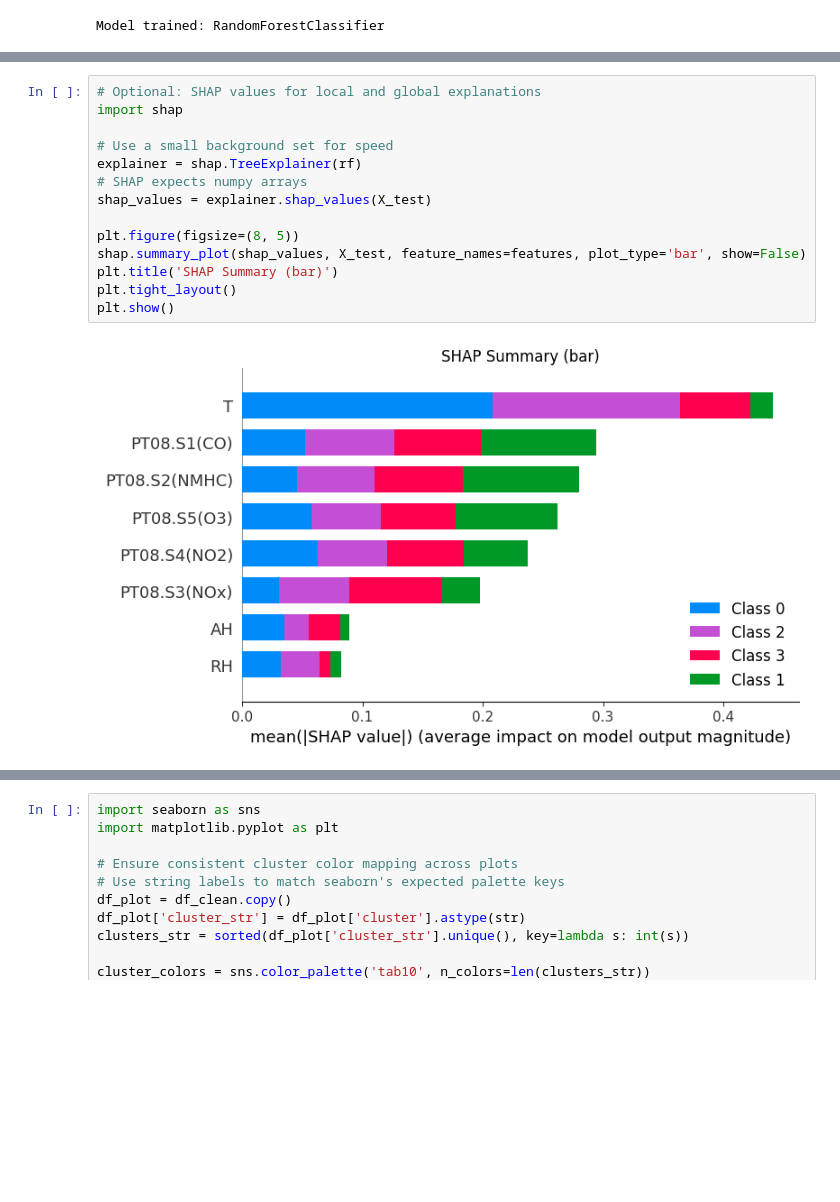
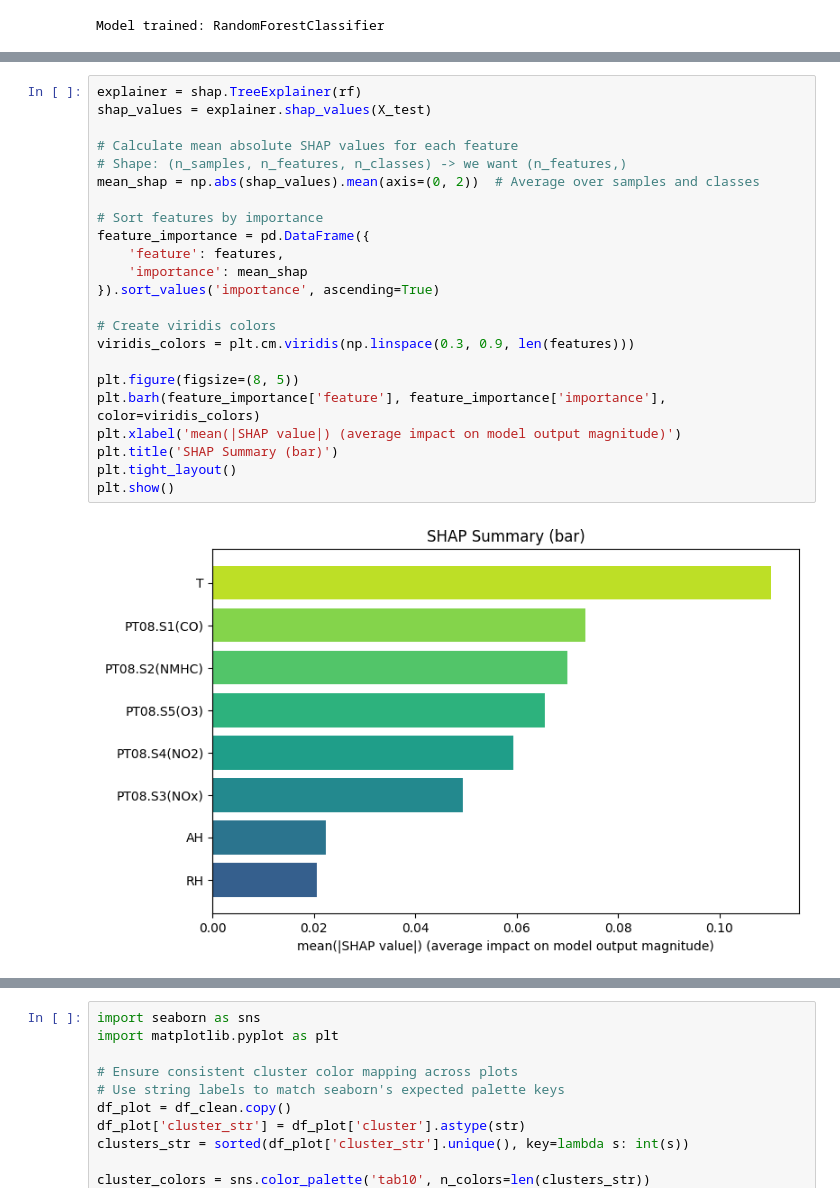
Before and after one commit to Gianluca-Coppola/Clustering, a Jupyter notebook: air_quality_clustering.ipynb, the cells around one changed output, grey strips where cells are left out. Drawn from its saved outputs; the diff is of its cells as text; blank space fills up the shorter version.

```diff
--- a/air_quality_clustering.ipynb
+++ b/air_quality_clustering.ipynb
@@ -405,16 +580,25 @@ plt.show()
 # %%
-# Optional: SHAP values for local and global explanations
-import shap
-
-# Use a small background set for speed
 explainer = shap.TreeExplainer(rf)
-# SHAP expects numpy arrays
 shap_values = explainer.shap_values(X_test)
 
+# Calculate mean absolute SHAP values for each feature
+# Shape: (n_samples, n_features, n_classes) -> we want (n_features,)
+mean_shap = np.abs(shap_values).mean(axis=(0, 2))  # Average over samples and classes
+
+# Sort features by importance
+feature_importance = pd.DataFrame({
+    'feature': features,
+    'importance': mean_shap
+}).sort_values('importance', ascending=True)
+
+# Create viridis colors
+viridis_colors = plt.cm.viridis(np.linspace(0.3, 0.9, len(features)))
+
 plt.figure(figsize=(8, 5))
-shap.summary_plot(shap_values, X_test, feature_names=features, plot_type='bar', show=False)
+plt.barh(feature_importance['feature'], feature_importance['importance'], color=viridis_colors)
+plt.xlabel('mean(|SHAP value|) (average impact on model output magnitude)')
 plt.title('SHAP Summary (bar)')
 plt.tight_layout()
 plt.show()
 # %% [output]
-[figure, old version]
+[figure, new version]
```
Also changed, not shown: parts of 13 cells of this notebook.
